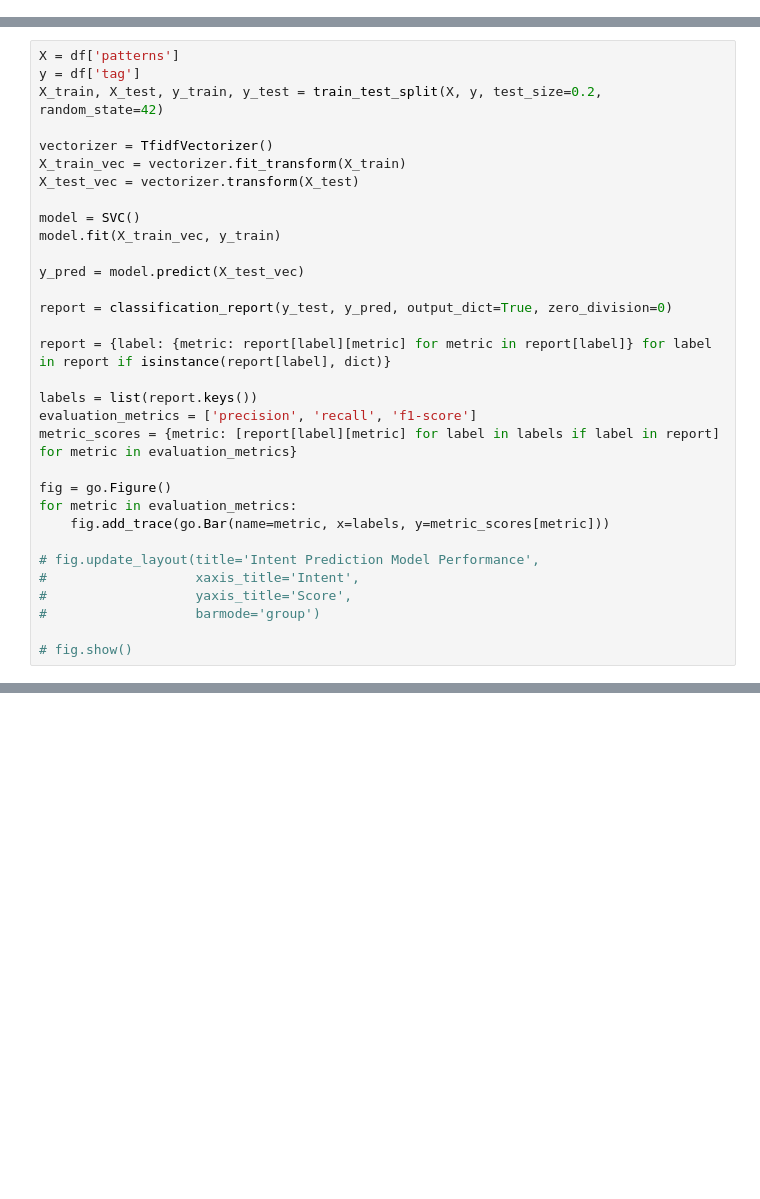
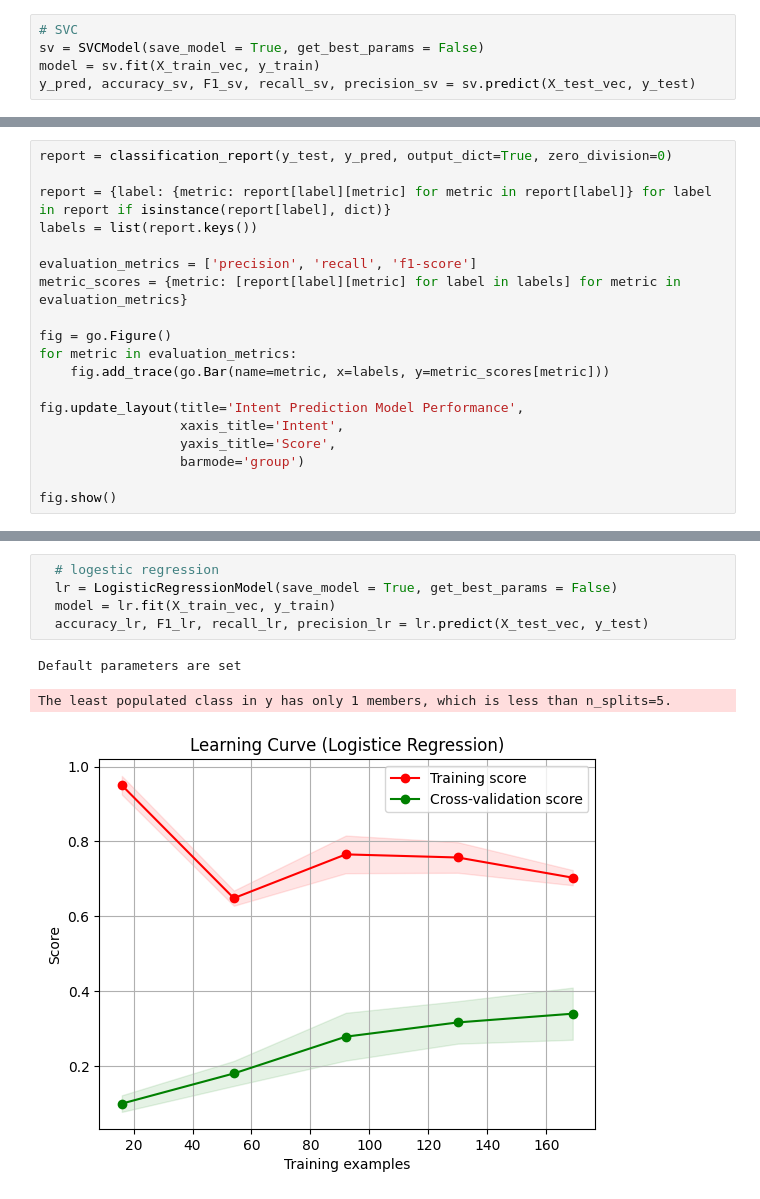
Before and after one commit to Better-Call-Soul/Soul-AI, a Jupyter notebook: notebooks/chatbot/chatbot_ML.ipynb, the cells around one changed output, grey strips where cells are left out. Cells and saved outputs as stored; diff of their text form; blank space fills up the shorter version.

Commit message:
finalizing ml model, notebook

```diff
--- a/notebooks/chatbot/chatbot_ML.ipynb
+++ b/notebooks/chatbot/chatbot_ML.ipynb
@@ -84,0 +175,5 @@ import plotly.graph_objects as go
+# %%
+# SVC
+sv = SVCModel(save_model = True, get_best_params = False)
+model = sv.fit(X_train_vec, y_train)
+y_pred, accuracy_sv, F1_sv, recall_sv, precision_sv = sv.predict(X_test_vec, y_test)
@@ -85,32 +185,19 @@ import plotly.graph_objects as go
 # %%
-X = df['patterns']
-y = df['tag']
-X_train, X_test, y_train, y_test = train_test_split(X, y, test_size=0.2, random_state=42)
-
-vectorizer = TfidfVectorizer()
-X_train_vec = vectorizer.fit_transform(X_train)
-X_test_vec = vectorizer.transform(X_test)
-
-model = SVC()
-model.fit(X_train_vec, y_train)
-
-y_pred = model.predict(X_test_vec)
-
 report = classification_report(y_test, y_pred, output_dict=True, zero_division=0)
 
 report = {label: {metric: report[label][metric] for metric in report[label]} for label in report if isinstance(report[label], dict)}
+labels = list(report.keys())
 
-labels = list(report.keys())
 evaluation_metrics = ['precision', 'recall', 'f1-score']
-metric_scores = {metric: [report[label][metric] for label in labels if label in report] for metric in evaluation_metrics}
+metric_scores = {metric: [report[label][metric] for label in labels] for metric in evaluation_metrics}
 
 fig = go.Figure()
 for metric in evaluation_metrics:
     fig.add_trace(go.Bar(name=metric, x=labels, y=metric_scores[metric]))
 
-# fig.update_layout(title='Intent Prediction Model Performance',
-#                   xaxis_title='Intent',
-#                   yaxis_title='Score',
-#                   barmode='group')
+fig.update_layout(title='Intent Prediction Model Performance',
+                  xaxis_title='Intent',
+                  yaxis_title='Score',
+                  barmode='group')
 
-# fig.show()
+fig.show()
@@ -116,0 +270,9 @@ for metric in evaluation_metrics:
+# %%
+  # logestic regression
+  lr = LogisticRegressionModel(save_model = True, get_best_params = False)
+  model = lr.fit(X_train_vec, y_train)
+  accuracy_lr, F1_lr, recall_lr, precision_lr = lr.predict(X_test_vec, y_test)
+# %% [output]
+Default parameters are set
+The least populated class in y has only 1 members, which is less than n_splits=5.
+[figure, added]
```
Also changed, not shown: parts of 18 cells of this notebook, 3 other files.
